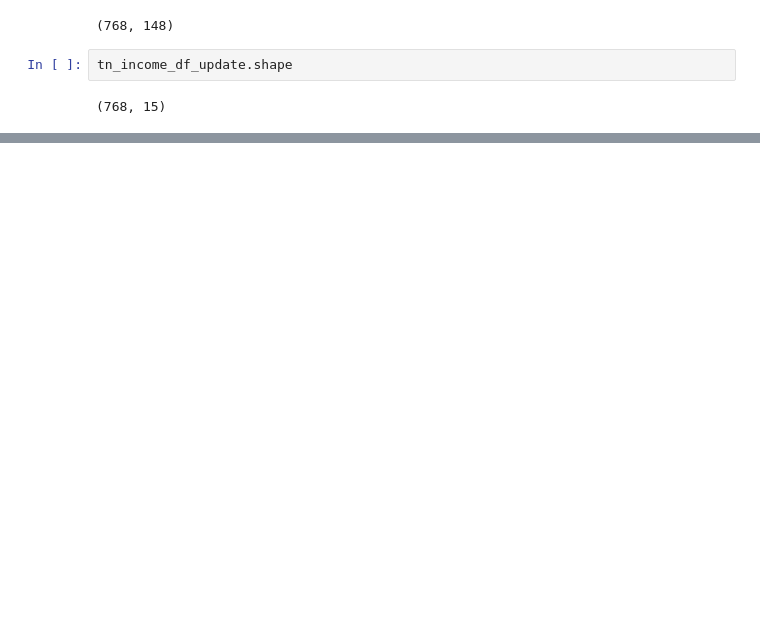
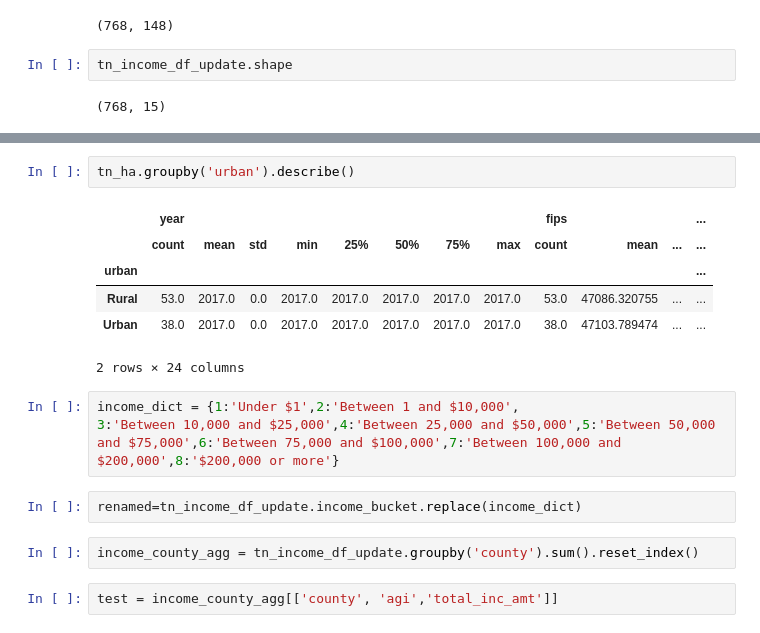
Before and after one commit to jinheepark0606/data-science-essentials-3, a Jupyter notebook: data/JP_week1.ipynb, the cells around one changed output, grey strips where cells are left out. Saved outputs shown, nothing was run; the diff lists cells and outputs as text; blank space fills up the shorter version.

```diff
--- a/data/JP_week1.ipynb
+++ b/data/JP_week1.ipynb
@@ -331,0 +392,18 @@ tn_income_df.iloc[:,0:2]
+# %%
+tn_ha.groupby('urban').describe()
+# %% [output]
+|  | year |  |  |  |  |  |  |  | fips |  |  | ... |
+|  | count | mean | std | min | 25% | 50% | 75% | max | count | mean | ... | ... |
+| urban |  |  |  |  |  |  |  |  |  |  |  | ... |
+| Rural | 53.0 | 2017.0 | 0.0 | 2017.0 | 2017.0 | 2017.0 | 2017.0 | 2017.0 | 53.0 | 47086.320755 | ... | ... |
+| Urban | 38.0 | 2017.0 | 0.0 | 2017.0 | 2017.0 | 2017.0 | 2017.0 | 2017.0 | 38.0 | 47103.789474 | ... | ... |
+2 rows × 24 columns
+# %%
+income_dict = {1:'Under $1',2:'Between 1 and $10,000',
+3:'Between 10,000 and $25,000',4:'Between 25,000 and $50,000',5:'Between 50,000 and $75,000',6:'Between 75,000 and $100,000',7:'Between 100,000 and $200,000',8:'$200,000 or more'}
+# %%
+renamed=tn_income_df_update.income_bucket.replace(income_dict)
+# %%
+income_county_agg = tn_income_df_update.groupby('county').sum().reset_index()
+# %%
+test = income_county_agg[['county', 'agi','total_inc_amt']]
```
Also changed, not shown: parts of 62 cells of this notebook.
